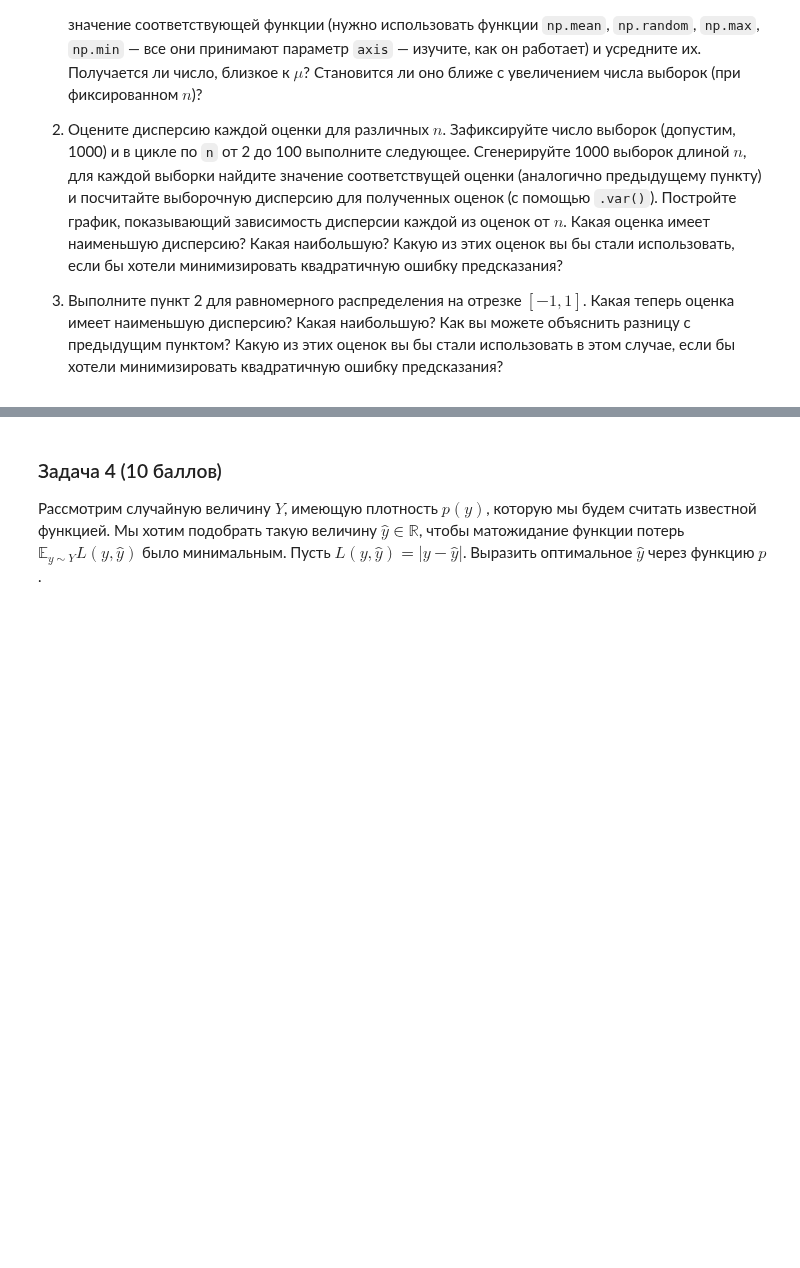
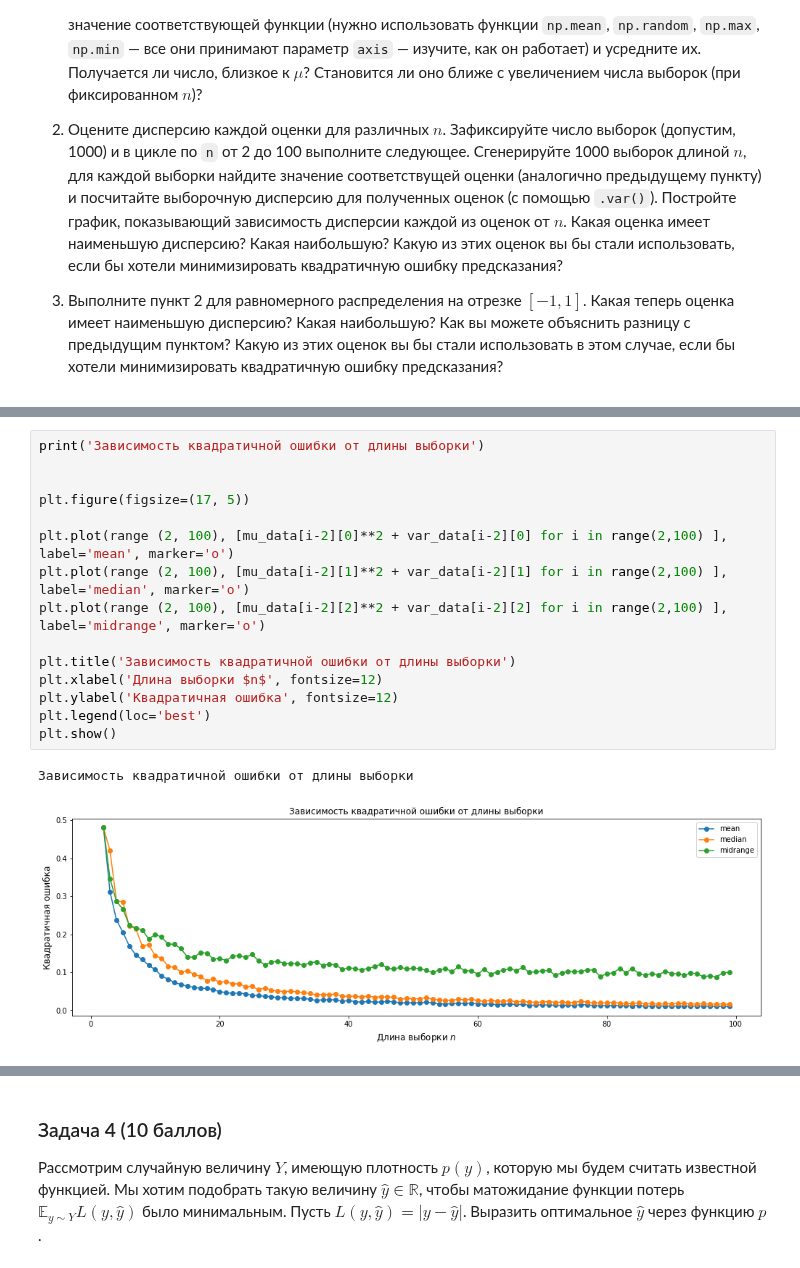
Before and after one commit to GorillazZz1/ml-course-hse-2020, a Jupyter notebook: hw2.ipynb, the cells around one changed output, grey strips where cells are left out. Saved outputs shown, nothing was run; the diff lists cells and outputs as text; blank space fills up the shorter version.

```diff
--- a/hw2.ipynb
+++ b/hw2.ipynb
@@ -145,0 +324,18 @@ $$\mathrm{\mathop{midrange}}(x_1, \ldots, x_n)=\frac{1}{2}(\max(x_1, \ldots, x_n
+# %%
+print('Зависимость квадратичной ошибки от длины выборки')
+
+
+plt.figure(figsize=(17, 5))
+
+plt.plot(range (2, 100), [mu_data[i-2][0]**2 + var_data[i-2][0] for i in range(2,100) ], label='mean', marker='o')
+plt.plot(range (2, 100), [mu_data[i-2][1]**2 + var_data[i-2][1] for i in range(2,100) ], label='median', marker='o')
+plt.plot(range (2, 100), [mu_data[i-2][2]**2 + var_data[i-2][2] for i in range(2,100) ], label='midrange', marker='o')
+
+plt.title('Зависимость квадратичной ошибки от длины выборки')
+plt.xlabel('Длина выборки $n$', fontsize=12)
+plt.ylabel('Квадратичная ошибка', fontsize=12)
+plt.legend(loc='best')
+plt.show()
+# %% [output]
+Зависимость квадратичной ошибки от длины выборки
+[figure, added]
```
Also changed, not shown: parts of 19 cells of this notebook.
